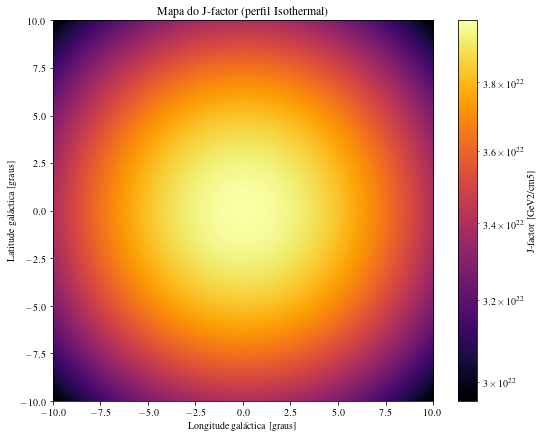
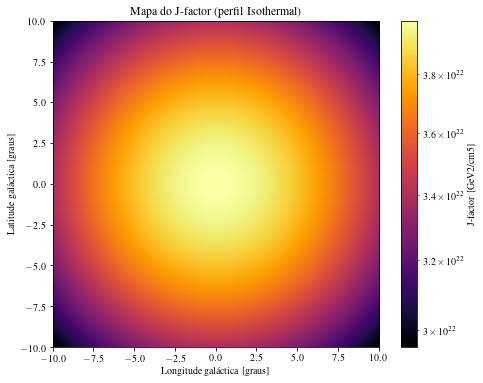
The notebook cell's code change between the first figure and the second:
--- before
+++ after
@@ -1,4 +1,4 @@
 #Plot
-plt.figure(figsize=(9, 7))
+plt.figure(figsize=(8, 6))
 plt.imshow(Jmap_I, extent=[l.min(), l.max(), b.min(), b.max()],
             cmap="inferno", origin='lower', norm=LogNorm())

Commit: Reajuste nos plots